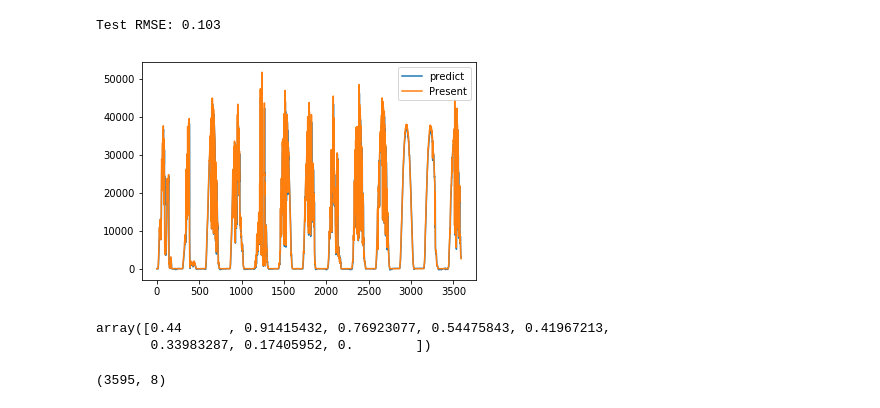
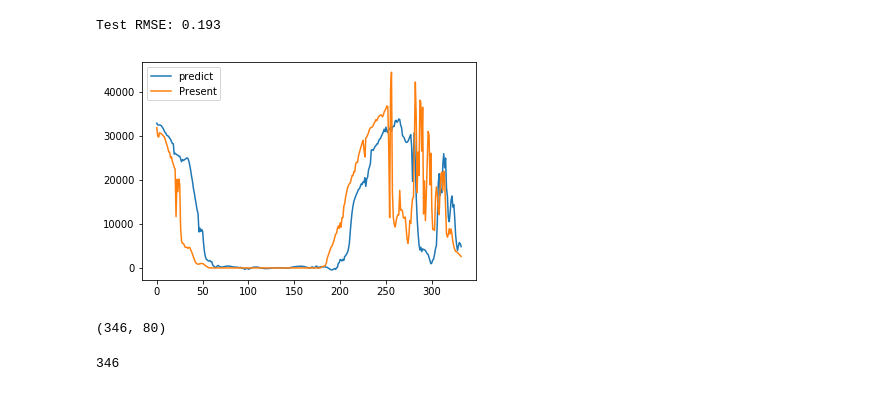
Before and after one commit to PowerIoT/Forecast-algoritms, a Jupyter notebook: LSTM/MultiVariate/MultiVariate.ipynb, the cells around one changed output. Drawn from its saved outputs; the diff is of its cells as text; code cells hidden in the pictures.

Commit message:
Lstm code is adjusted. Windows_size and prediction step is changable  and the code is more generic anymore

```diff
--- a/LSTM/MultiVariate/MultiVariate.ipynb
+++ b/LSTM/MultiVariate/MultiVariate.ipynb
@@ -14,7 +14,7 @@ from keras.layers import Dense
 from keras.layers import LSTM
 # %%
 # convert series to supervised learning
-def series_to_supervised(data, n_in=6, n_out=12, dropnan=True):
+def series_to_supervised(data, n_in, n_out, dropnan=True):
 	n_vars = 1 if type(data) is list else data.shape[1]
 	df = DataFrame(data)
 	cols, names = list(), list()
@@ -22,16 +22,18 @@ def series_to_supervised(data, n_in=6, n_out=12, dropnan=True):
 	for i in range(n_in, 0, -1):
 		cols.append(df.shift(i))
 		names += [('var%d(t-%d)' % (j+1, i)) for j in range(n_vars)]
-	# forecast sequence (t, t+1, ... t+n)
-	for i in range(0, n_out):
-		cols.append(df.shift(-i))
-		if i == 0:
-			names += [('var%d(t)' % (j+1)) for j in range(n_vars)]
-		else:
-			names += [('var%d(t+%d)' % (j+1, i)) for j in range(n_vars)]
+
+    # forecast sequence (t, t+1, ... t+n)
+	cols.append(df.shift(-n_out))
+	if n_out == 0:
+		names += [('var%d(t)' % (j+1)) for j in range(n_vars)]
+	else:
+		names += [('var%d(t+%d)' % (j+1, n_out)) for j in range(n_vars)]
+
 	# put it all together
 	agg = concat(cols, axis=1)
 	agg.columns = names
+
 	# drop rows with NaN values
 	if dropnan:
 		agg.dropna(inplace=True)
@@ -61,5 +63,7 @@ data['power']=data['power']/50000
 scaled=data
 # %%
 # frame as supervised learning
-reframed = series_to_supervised(scaled, 1, 1)
+prediction_step=12
+windows_size=10
+reframed = series_to_supervised(scaled, windows_size, prediction_step)
 # %%
@@ -80,4 +85,4 @@ reframed.head(10)
 # %%
 # drop columns we don't want to predict
-reframed.drop(reframed.columns[[8,9,10,11,12,13,14]], axis=1, inplace=True)
+reframed.drop(reframed.columns[[-2,-3,-4,-5,-6,-7,-8]], axis=1, inplace=True)
 # %%
@@ -91,6 +112,6 @@ Index(['var1(t-1)', 'var2(t-1)', 'var3(t-1)', 'var4(t-1)', 'var5(t-1)',
 # %%
 len_data=len(reframed);
-train_len= int(len_data*0.8);
+train_len= int(len_data*0.98);
 
 # split into train and test sets
 values = reframed.values
@@ -104,5 +125,5 @@ test_X, test_y = test[:, :-1], test[:, -1]
 # reshape input to be 3D [samples, timesteps, features]
 train_X = train_X.reshape((train_X.shape[0], 1, train_X.shape[1]))
 test_X = test_X.reshape((test_X.shape[0], 1, test_X.shape[1]))
-print(train_X.shape, train_y.shape, test_X.shape, test_y.shape)
+#print(train_X.shape, train_y.shape, test_X.shape, test_y.shape)
 # %% [output]
@@ -155,32 +176,31 @@ test_X = test_X.reshape((test_X.shape[0], test_X.shape[2]))
 test_y = test_y.reshape((len(test_y), 1))
 
 # calculate RMSE
-rmse = sqrt(mean_squared_error(yhat[0:len(yhat)-2,0],test_y[1:len(test_y)-1,0]))
+rmse = sqrt(mean_squared_error(yhat[0:len(yhat)-(prediction_step+1),0],test_y[prediction_step:len(test_y)-1,0]))
 print('Test RMSE: %.3f' % rmse)
 # %% [output]
-Test RMSE: 0.103
+Test RMSE: 0.193
 # %%
-pyplot.plot(yhat[0:len(yhat)-2,0]*50000, label= 'predict')
-pyplot.plot(test_y[1:len(test_y)-1,0]*50000, label= 'Present')
+pyplot.plot(yhat[0:len(yhat)-(prediction_step+1),0]*50000, label= 'predict')
+pyplot.plot(test_y[prediction_step:len(test_y)-1,0]*50000, label= 'Present')
 pyplot.legend()
 pyplot.show()
 # %% [output]
-[figure, old version]
+[figure, new version]
 # %%
 import pandas as pd
 df= pd.DataFrame(yhat)
 df.to_csv("yhat.csv",index=False)
 df= pd.DataFrame(test_y)
 df.to_csv("test.csv",index=False)
-# %%
-test_X[0]
-# %% [output]
-array([0.44      , 0.91415432, 0.76923077, 0.54475843, 0.41967213,
-       0.33983287, 0.17405952, 0.        ])
 # %%
 df= pd.DataFrame(test_X[:,0])
 df.to_csv('cloudcover.csv', index=False)
 # %%
 test_X.shape
 # %% [output]
-(3595, 8)
+(346, 80)
+# %%
+len(yhat)
+# %% [output]
+346
```
Also changed, not shown: parts of 10 cells of this notebook.
